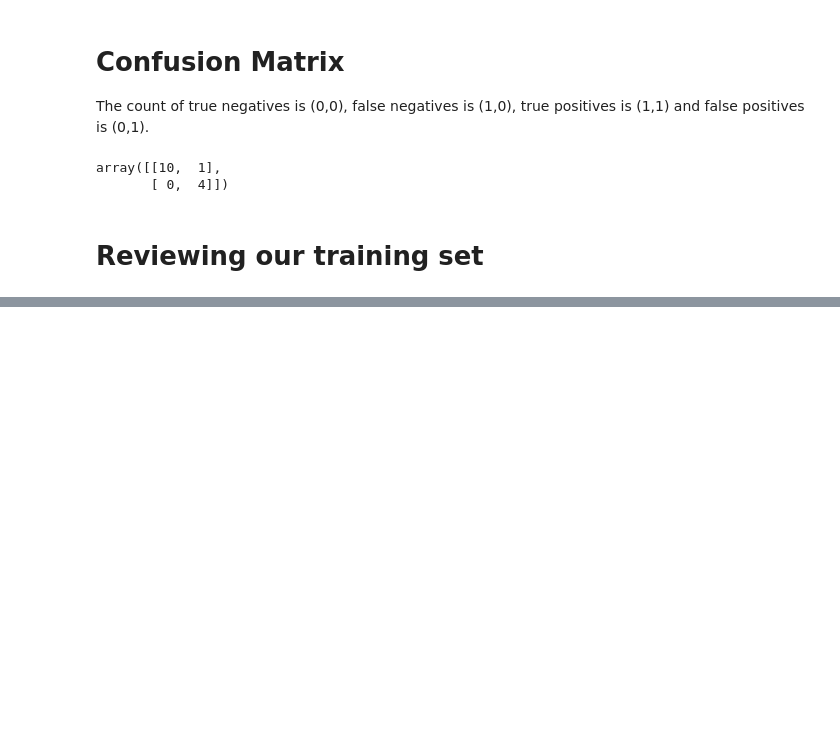
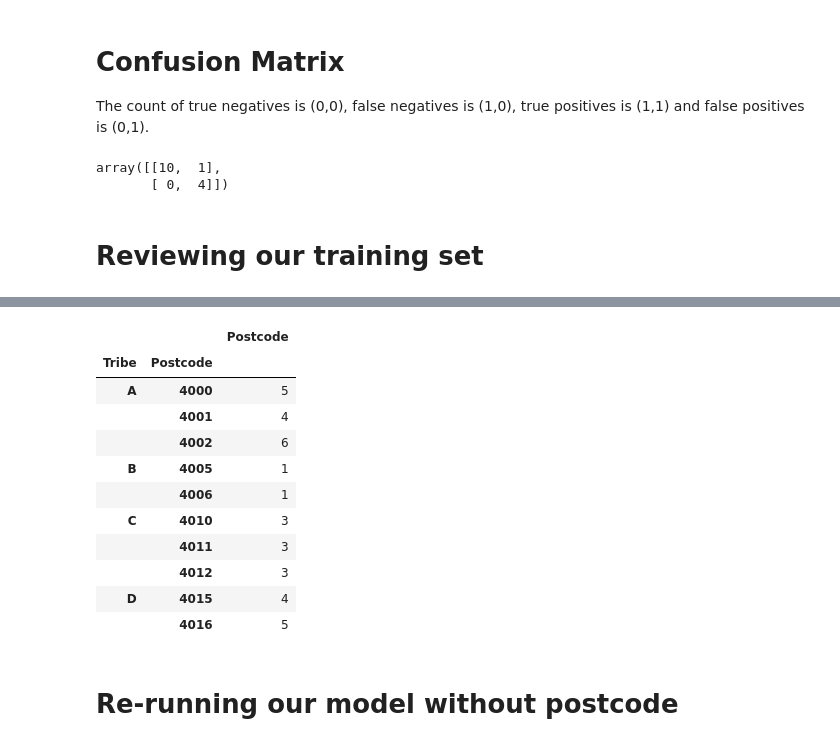
Before and after one commit to brookingcharlie/ml-dis, a Jupyter notebook: notebook.ipynb, the cells around one changed output, grey strips where cells are left out. Saved outputs shown, nothing was run; the diff lists cells and outputs as text; code cells hidden in the pictures; blank space fills up the shorter version.

```diff
--- a/notebook.ipynb
+++ b/notebook.ipynb
@@ -184,0 +270,17 @@ pd.DataFrame({
+# %%
+train.groupby(['Tribe', 'Postcode'])[['Postcode']].count()
+# %% [output]
+|  |  | Postcode |
+| Tribe | Postcode |  |
+| A | 4000 | 5 |
+|  | 4001 | 4 |
+|  | 4002 | 6 |
+| B | 4005 | 1 |
+|  | 4006 | 1 |
+| C | 4010 | 3 |
+|  | 4011 | 3 |
+|  | 4012 | 3 |
+| D | 4015 | 4 |
+|  | 4016 | 5 |
+# %% [markdown]
+# Re-running our model without postcode
```
Also changed, not shown: parts of 21 cells of this notebook.
